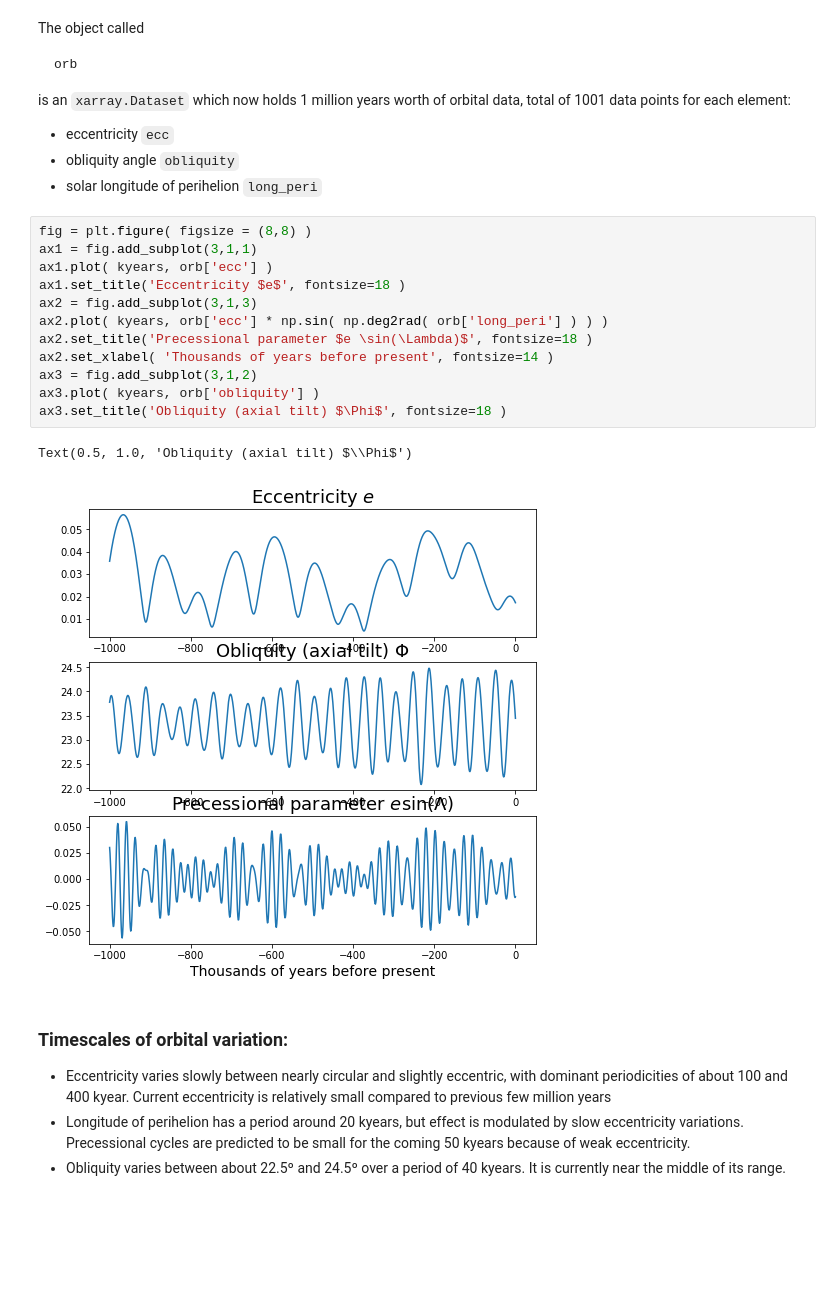
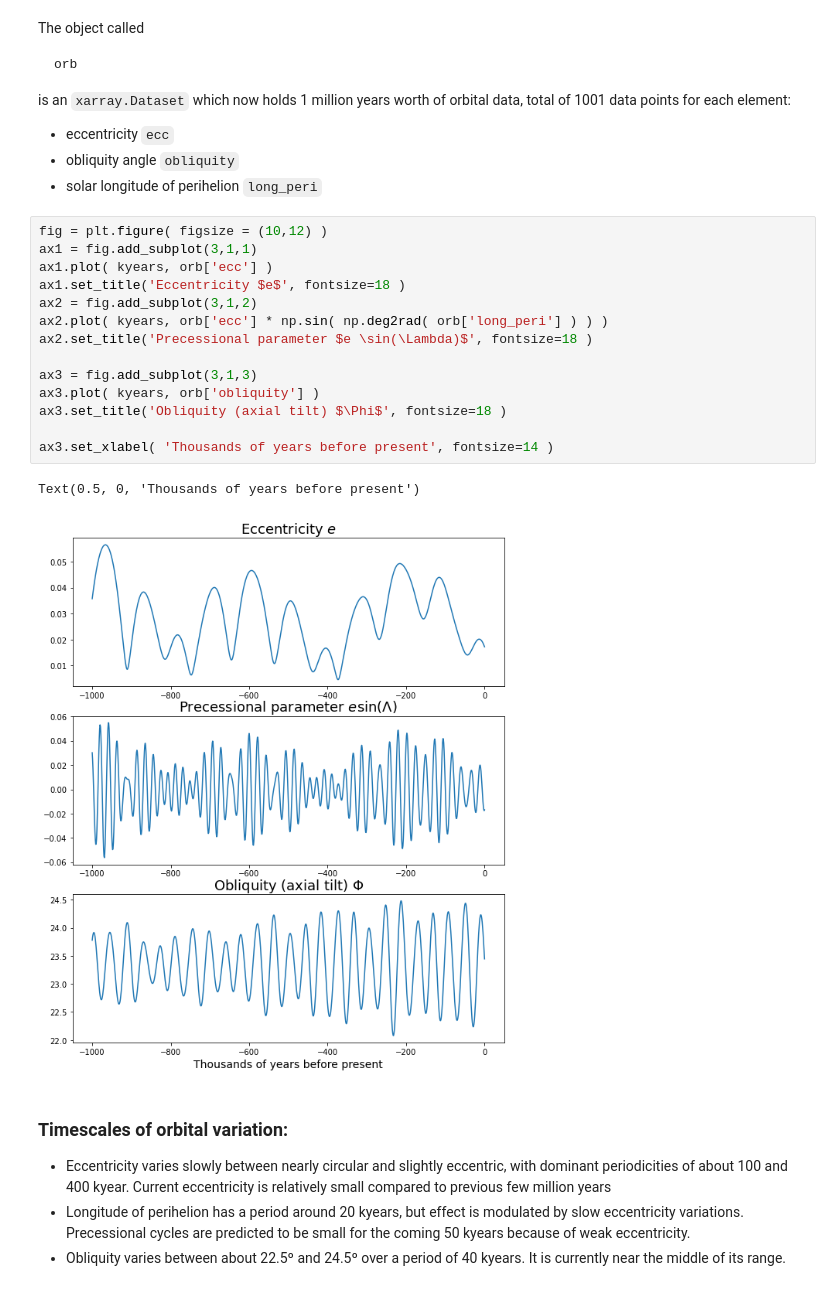
Before and after one commit to llvillanueva/TPA_DIPLOMA_LABS, a Jupyter notebook: notebooks/orbital.ipynb, the cells around one changed output. Saved outputs shown, nothing was run; the diff lists cells and outputs as text; blank space fills up the shorter version.

```diff
--- a/notebooks/orbital.ipynb
+++ b/notebooks/orbital.ipynb
@@ -274,20 +255,22 @@ is an `xarray.Dataset` which now holds 1 million years worth of orbital data, to
 - obliquity angle `obliquity`
 - solar longitude of perihelion `long_peri`
 # %%
-fig = plt.figure( figsize = (8,8) )
+fig = plt.figure( figsize = (10,12) )
 ax1 = fig.add_subplot(3,1,1)
 ax1.plot( kyears, orb['ecc'] )
 ax1.set_title('Eccentricity $e$', fontsize=18 )
-ax2 = fig.add_subplot(3,1,3)
+ax2 = fig.add_subplot(3,1,2)
 ax2.plot( kyears, orb['ecc'] * np.sin( np.deg2rad( orb['long_peri'] ) ) )
 ax2.set_title('Precessional parameter $e \sin(\Lambda)$', fontsize=18 )
-ax2.set_xlabel( 'Thousands of years before present', fontsize=14 )
-ax3 = fig.add_subplot(3,1,2)
+
+ax3 = fig.add_subplot(3,1,3)
 ax3.plot( kyears, orb['obliquity'] )
 ax3.set_title('Obliquity (axial tilt) $\Phi$', fontsize=18 )
+
+ax3.set_xlabel( 'Thousands of years before present', fontsize=14 )
 # %% [output]
-Text(0.5, 1.0, 'Obliquity (axial tilt) $\\Phi$')
+Text(0.5, 0, 'Thousands of years before present')
-[figure, old version]
+[figure, new version]
 # %% [markdown]
 ### Timescales of orbital variation:
 
```
Also changed, not shown: parts of 13 cells of this notebook, 3 other files.
